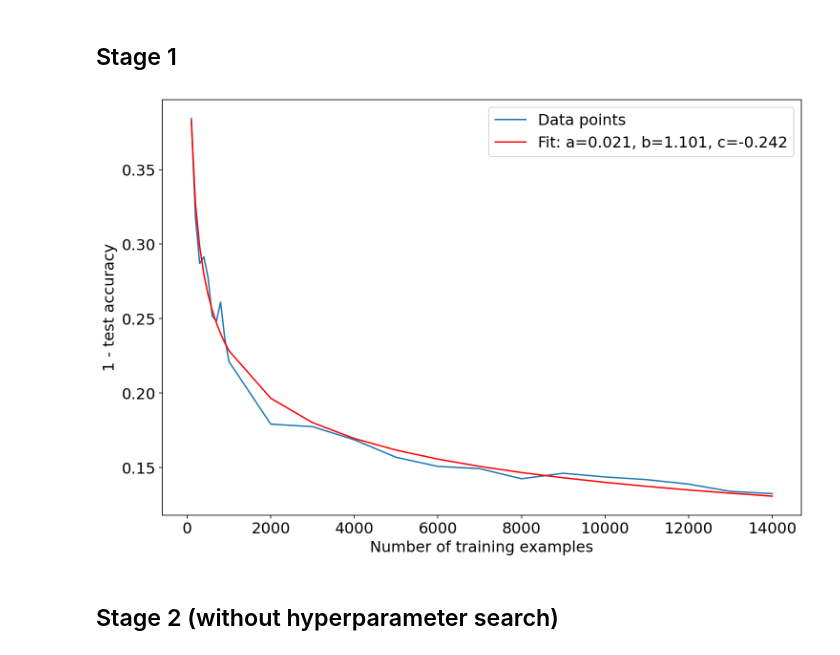
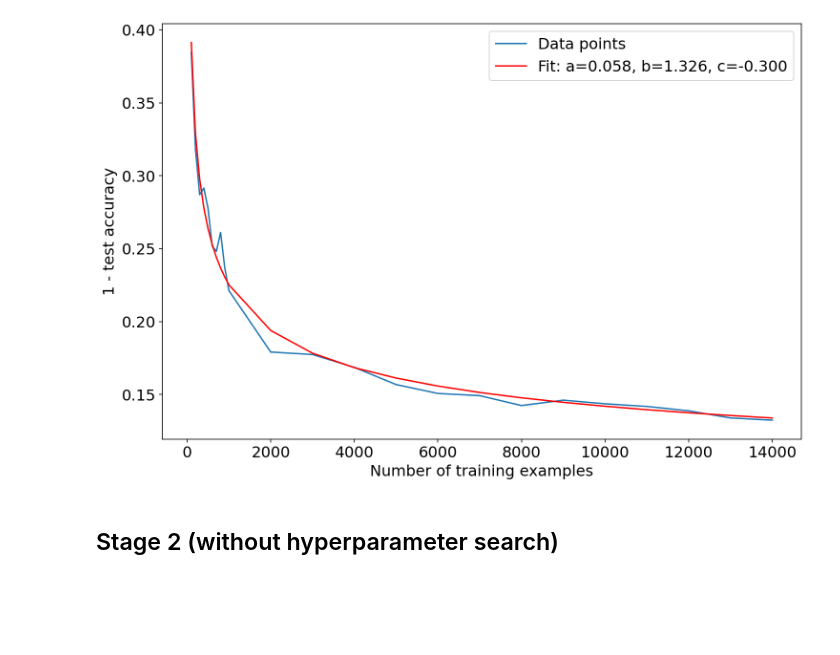
Before and after one commit to chrisliu298/fast_slow_rate, a Jupyter notebook: fast_slow_rate_experiment/experiment_v2/fit_curve.ipynb, the cells around one changed output. Saved outputs shown, nothing was run; the diff lists cells and outputs as text; code cells hidden in the pictures; blank space fills up the shorter version.

```diff
--- a/fast_slow_rate_experiment/experiment_v2/fit_curve.ipynb
+++ b/fast_slow_rate_experiment/experiment_v2/fit_curve.ipynb
@@ -16,29 +26,27 @@ plt.rcParams.update({'font.size': 16})
 # %%
 def curve(n, a, b, c):
     return a + b * (n ** c)
-# %% [markdown]
-## Stage 1
 # %%
 df1 = pd.read_csv("fast_slow_rate_v2_stage_1.tsv", delimiter="\t")
 
 X1 = np.array(df1["Training Size"])
 y1 = 1 - np.array(df1["Testing Acc"])
 
 plt.figure(figsize=(12, 8))
 plt.plot(X1, y1, label="Data points")
 
 popt1, pcov = curve_fit(curve, X1, y1,
                        p0=[1, 3, -1],
-                       bounds=([0, -np.inf, -np.inf], [1, np.inf, -.1]),
+                       bounds=([0, -np.inf, -np.inf], [1, np.inf, -.3]),
                        maxfev=3000)
 plt.plot(X1, curve(X1, *popt1), 'r-', label='Fit: a=%5.3f, b=%5.3f, c=%5.3f' % tuple(popt1))
 
 plt.xlabel('Number of training examples')
 plt.ylabel('1 - test accuracy')
 plt.legend()
 plt.show()
 # %% [output]
-[figure, old version]
+[figure, new version]
 # %% [markdown]
 ## Stage 2 (without hyperparameter search)
 # %%
```
Also changed, not shown: parts of 4 cells of this notebook, 1 other file.
